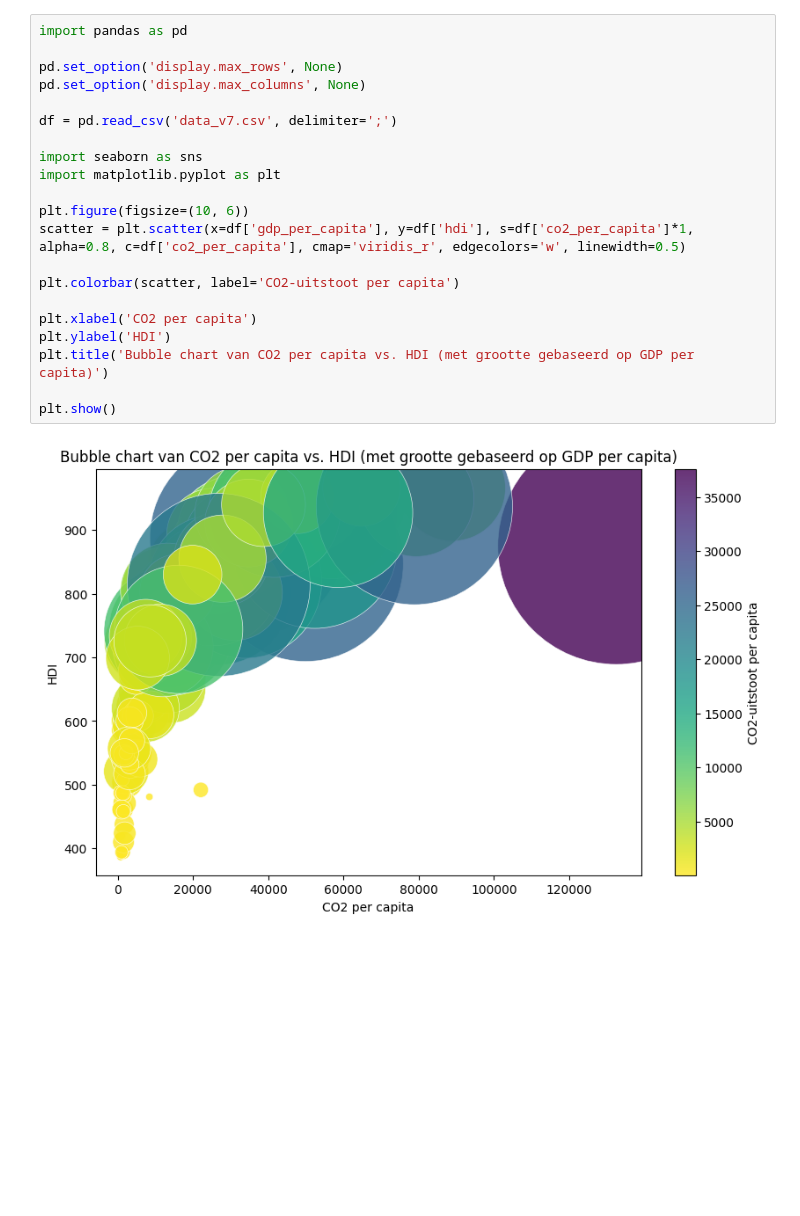
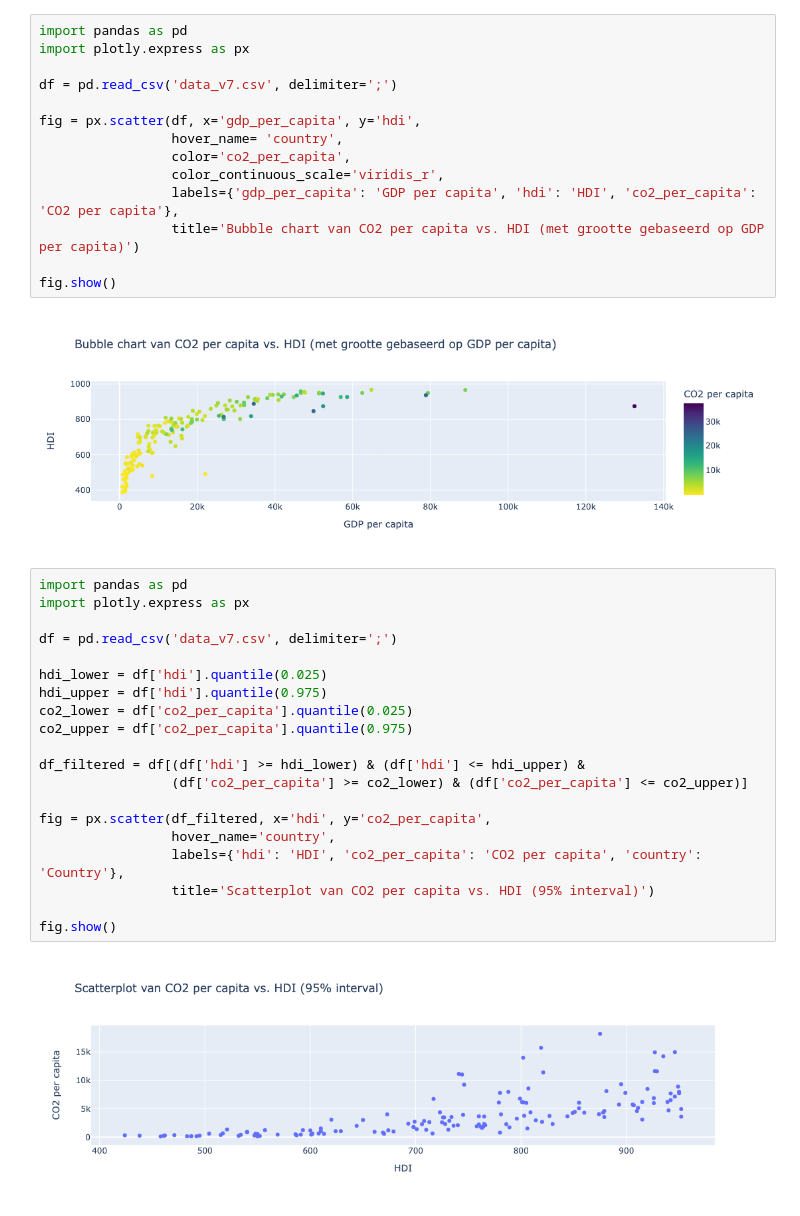
Before and after one commit to goofvanriet/infovis, a Jupyter notebook: docs/scatter_bubble.ipynb, the cells around one changed output. Saved outputs shown, nothing was run; the diff lists cells and outputs as text; blank space fills up the shorter version.

```diff
--- a/docs/scatter_bubble.ipynb
+++ b/docs/scatter_bubble.ipynb
@@ -21,23 +15,38 @@ plt.show()
 # %%
 import pandas as pd
-
-pd.set_option('display.max_rows', None)
-pd.set_option('display.max_columns', None)
+import plotly.express as px
 
 df = pd.read_csv('data_v7.csv', delimiter=';')
 
-import seaborn as sns
-import matplotlib.pyplot as plt
+fig = px.scatter(df, x='gdp_per_capita', y='hdi',
+                 hover_name= 'country',
+                 color='co2_per_capita',
+                 color_continuous_scale='viridis_r',
+                 labels={'gdp_per_capita': 'GDP per capita', 'hdi': 'HDI', 'co2_per_capita': 'CO2 per capita'},
+                 title='Bubble chart van CO2 per capita vs. HDI (met grootte gebaseerd op GDP per capita)')
 
-plt.figure(figsize=(10, 6))
-scatter = plt.scatter(x=df['gdp_per_capita'], y=df['hdi'], s=df['co2_per_capita']*1, alpha=0.8, c=df['co2_per_capita'], cmap='viridis_r', edgecolors='w', linewidth=0.5)
-
-plt.colorbar(scatter, label='CO2-uitstoot per capita')
-
-plt.xlabel('CO2 per capita')
-plt.ylabel('HDI')
-plt.title('Bubble chart van CO2 per capita vs. HDI (met grootte gebaseerd op GDP per capita)')
-
-plt.show()
+fig.show()
 # %% [output]
-[figure, old version]
+[figure, new version]
+# %%
+import pandas as pd
+import plotly.express as px
+
+df = pd.read_csv('data_v7.csv', delimiter=';')
+
+hdi_lower = df['hdi'].quantile(0.025)
+hdi_upper = df['hdi'].quantile(0.975)
+co2_lower = df['co2_per_capita'].quantile(0.025)
+co2_upper = df['co2_per_capita'].quantile(0.975)
+
+df_filtered = df[(df['hdi'] >= hdi_lower) & (df['hdi'] <= hdi_upper) &
+                 (df['co2_per_capita'] >= co2_lower) & (df['co2_per_capita'] <= co2_upper)]
+
+fig = px.scatter(df_filtered, x='hdi', y='co2_per_capita',
+                 hover_name='country',
+                 labels={'hdi': 'HDI', 'co2_per_capita': 'CO2 per capita', 'country': 'Country'},
+                 title='Scatterplot van CO2 per capita vs. HDI (95% interval)')
+
+fig.show()
+# %% [output]
+[figure, added]
```
Also changed, not shown: parts of 2 cells of this notebook.
